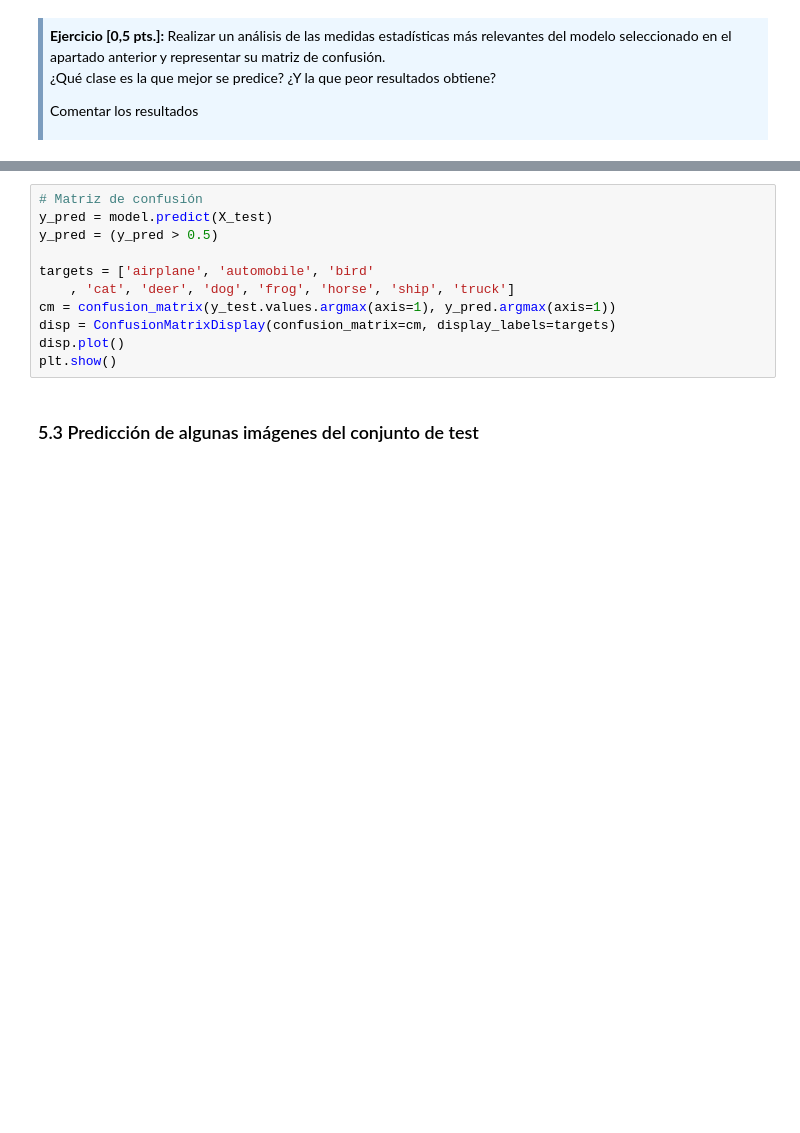
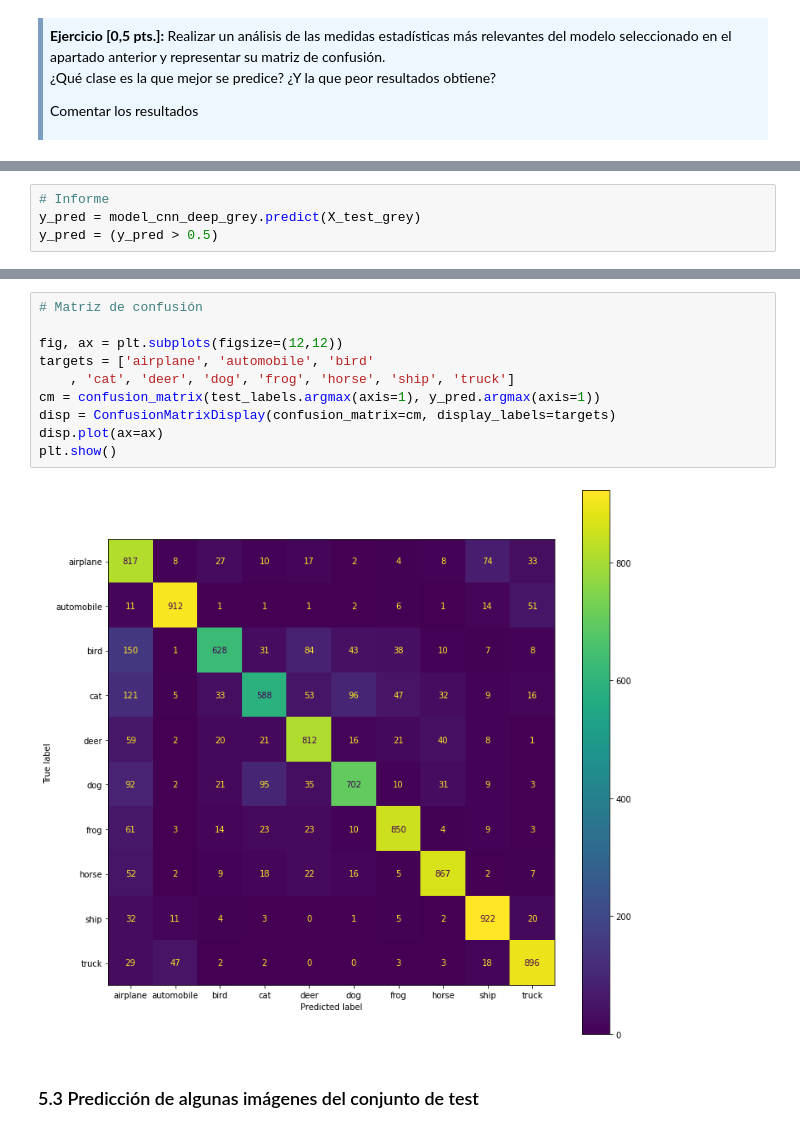
Before and after one commit to mtablado/uoc2022_deeplearning_pec2, a Jupyter notebook: 20212_M2.875_PEC2-mtabladol.ipynb, the cells around one changed output, grey strips where cells are left out. Cells and saved outputs as stored; diff of their text form; blank space fills up the shorter version.

```diff
--- a/20212_M2.875_PEC2-mtabladol.ipynb
+++ b/20212_M2.875_PEC2-mtabladol.ipynb
@@ -786,0 +825,4 @@ Comentar los resultados
+# %%
+# Informe
+y_pred = model_cnn_deep_grey.predict(X_test_grey)
+y_pred = (y_pred > 0.5)
@@ -787,14 +843,15 @@ Comentar los resultados
 # %%
 # Matriz de confusión
-y_pred = model.predict(X_test)
-y_pred = (y_pred > 0.5)
 
+fig, ax = plt.subplots(figsize=(12,12))
 targets = ['airplane', 'automobile', 'bird'
     , 'cat', 'deer', 'dog', 'frog', 'horse', 'ship', 'truck']
-cm = confusion_matrix(y_test.values.argmax(axis=1), y_pred.argmax(axis=1))
+cm = confusion_matrix(test_labels.argmax(axis=1), y_pred.argmax(axis=1))
 disp = ConfusionMatrixDisplay(confusion_matrix=cm, display_labels=targets)
-disp.plot()
+disp.plot(ax=ax)
 plt.show()
+# %% [output]
+[figure, added]
 # %% [markdown]
 ### 5.3 Predicción de algunas imágenes del conjunto de test
 # %% [markdown]
```
Also changed, not shown: parts of 22 cells of this notebook.
